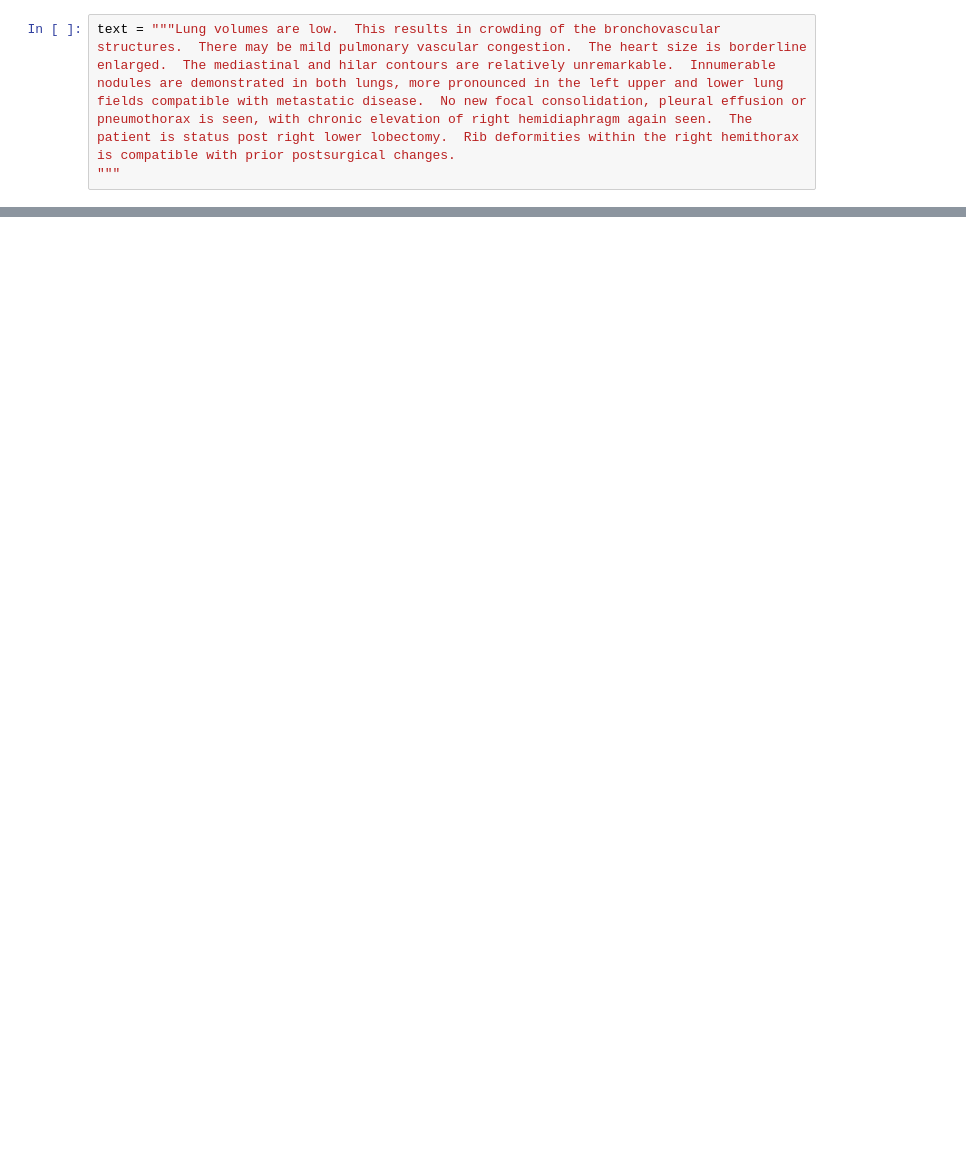
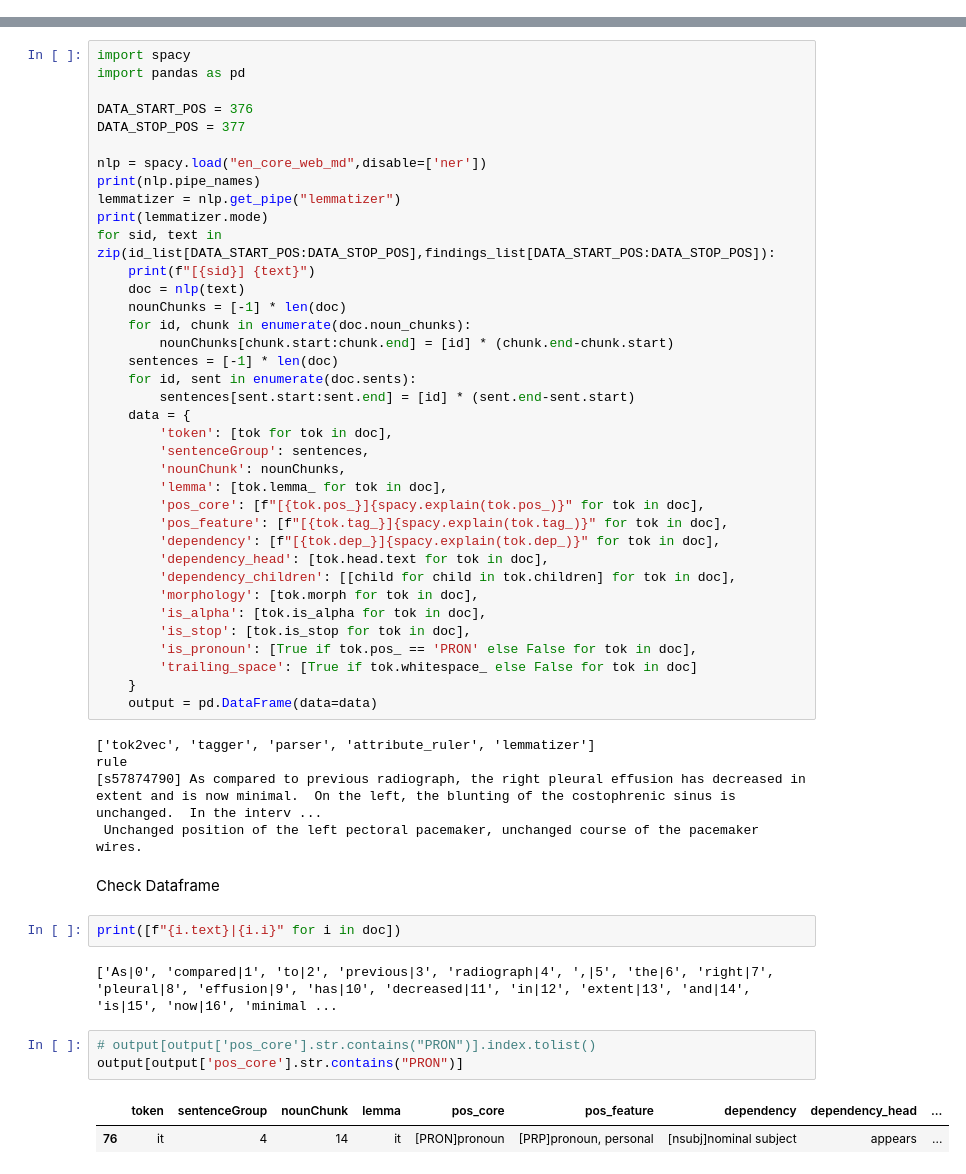
Before and after one commit to yxliao95/structured_reporting, a Jupyter notebook: 2_information_extraction_sciSpaCy.ipynb, the cells around one changed output, grey strips where cells are left out. Saved outputs shown, nothing was run; the diff lists cells and outputs as text; blank space fills up the shorter version.

Commit message:
Explore spacy

```diff
--- a/2_information_extraction_sciSpaCy.ipynb
+++ b/2_information_extraction_sciSpaCy.ipynb
@@ -151,3 +60,0 @@ https://github.com/explosion/coreferee
-# %%
-text = """Lung volumes are low.  This results in crowding of the bronchovascular structures.  There may be mild pulmonary vascular congestion.  The heart size is borderline enlarged.  The mediastinal and hilar contours are relatively unremarkable.  Innumerable nodules are demonstrated in both lungs, more pronounced in the left upper and lower lung fields compatible with metastatic disease.  No new focal consolidation, pleural effusion or pneumothorax is seen, with chronic elevation of right hemidiaphragm again seen.  The patient is status post right lower lobectomy.  Rib deformities within the right hemithorax is compatible with prior postsurgical changes.
-"""
@@ -160,0 +73,54 @@ doc._.coref_chains.print()
+# %%
+import spacy
+import pandas as pd
+
+DATA_START_POS = 376
+DATA_STOP_POS = 377
+
+nlp = spacy.load("en_core_web_md",disable=['ner'])
+print(nlp.pipe_names)
+lemmatizer = nlp.get_pipe("lemmatizer")
+print(lemmatizer.mode)
+for sid, text in zip(id_list[DATA_START_POS:DATA_STOP_POS],findings_list[DATA_START_POS:DATA_STOP_POS]):
+    print(f"[{sid}] {text}")
+    doc = nlp(text)
+    nounChunks = [-1] * len(doc)
+    for id, chunk in enumerate(doc.noun_chunks):
+        nounChunks[chunk.start:chunk.end] = [id] * (chunk.end-chunk.start)
+    sentences = [-1] * len(doc)
+    for id, sent in enumerate(doc.sents):
+        sentences[sent.start:sent.end] = [id] * (sent.end-sent.start)
+    data = {
+        'token': [tok for tok in doc],
+        'sentenceGroup': sentences,
+        'nounChunk': nounChunks,
+        'lemma': [tok.lemma_ for tok in doc],
+        'pos_core': [f"[{tok.pos_}]{spacy.explain(tok.pos_)}" for tok in doc],
+        'pos_feature': [f"[{tok.tag_}]{spacy.explain(tok.tag_)}" for tok in doc],
+        'dependency': [f"[{tok.dep_}]{spacy.explain(tok.dep_)}" for tok in doc],
+        'dependency_head': [tok.head.text for tok in doc],
+        'dependency_children': [[child for child in tok.children] for tok in doc],
+        'morphology': [tok.morph for tok in doc],
+        'is_alpha': [tok.is_alpha for tok in doc],
+        'is_stop': [tok.is_stop for tok in doc],
+        'is_pronoun': [True if tok.pos_ == 'PRON' else False for tok in doc],
+        'trailing_space': [True if tok.whitespace_ else False for tok in doc]
+    }
+    output = pd.DataFrame(data=data)
+# %% [output]
+['tok2vec', 'tagger', 'parser', 'attribute_ruler', 'lemmatizer']
+rule
+[s57874790] As compared to previous radiograph, the right pleural effusion has decreased in extent and is now minimal.  On the left, the blunting of the costophrenic sinus is unchanged.  In the interv ...
+ Unchanged position of the left pectoral pacemaker, unchanged course of the pacemaker wires.
+# %% [markdown]
+Check Dataframe
+# %%
+print([f"{i.text}|{i.i}" for i in doc])
+# %% [output]
+['As|0', 'compared|1', 'to|2', 'previous|3', 'radiograph|4', ',|5', 'the|6', 'right|7', 'pleural|8', 'effusion|9', 'has|10', 'decreased|11', 'in|12', 'extent|13', 'and|14', 'is|15', 'now|16', 'minimal ...
+# %%
+# output[output['pos_core'].str.contains("PRON")].index.tolist()
+output[output['pos_core'].str.contains("PRON")]
+# %% [output]
+|  | token | sentenceGroup | nounChunk | lemma | pos_core | pos_feature | dependency | dependency_head | ... |
+| 76 | it | 4 | 14 | it | [PRON]pronoun | [PRP]pronoun, personal | [nsubj]nominal subject | appears | ... |
```
Also changed, not shown: parts of 25 cells of this notebook, 1 other file.
